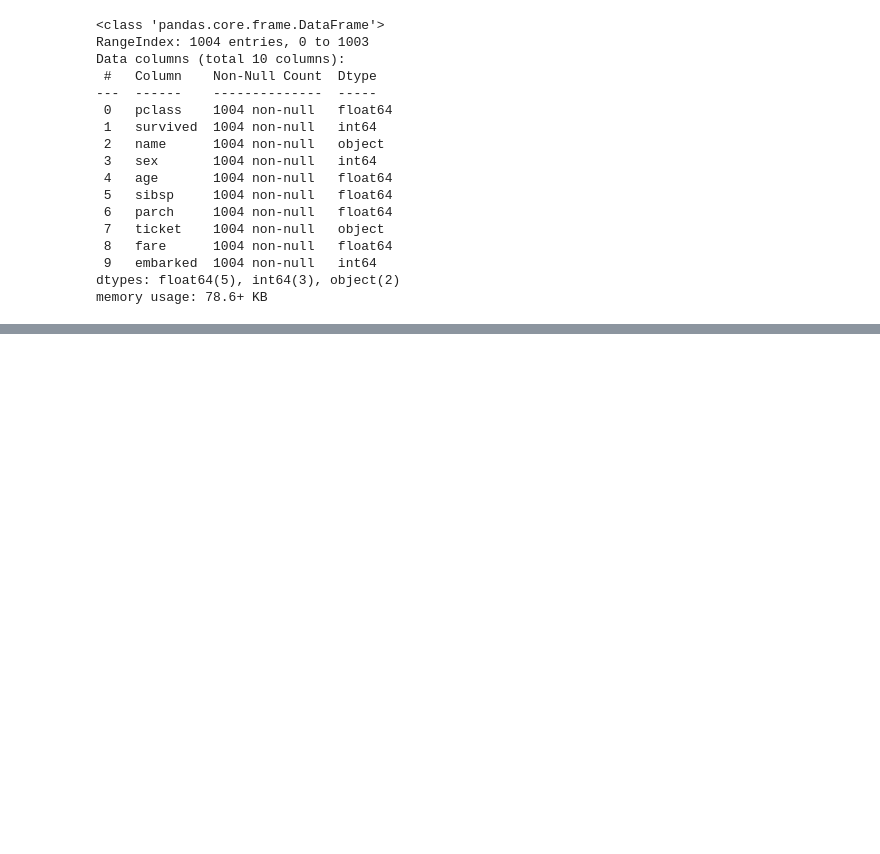
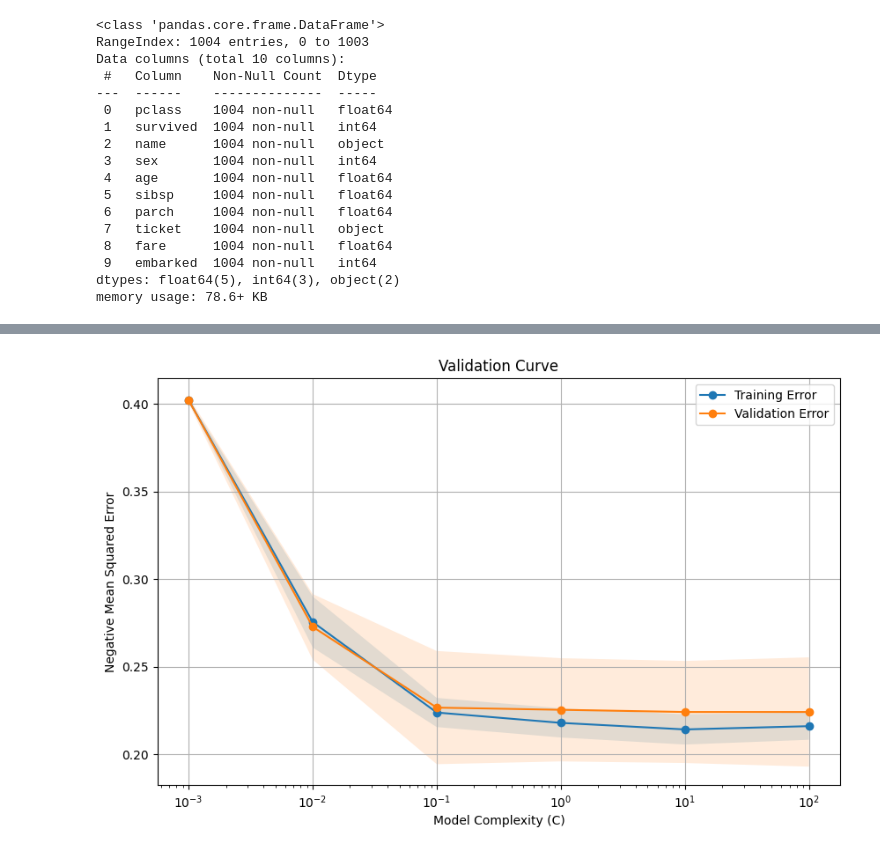
Before and after one commit to yunuxemre/Data-Mining-Example, a Jupyter notebook: TitanikVeriAnaliziV2.ipynb, the cells around one changed output, grey strips where cells are left out. Saved outputs shown, nothing was run; the diff lists cells and outputs as text; code cells hidden in the pictures; blank space fills up the shorter version.

```diff
--- a/TitanikVeriAnaliziV2.ipynb
+++ b/TitanikVeriAnaliziV2.ipynb
@@ -643,0 +627,52 @@ print(eval/len(X_unsupervised)*100)
+# %%
+from sklearn.model_selection import validation_curve
+
+# Assuming 'titanic' is your DataFrame containing the data
+
+# Drop non-numeric columns and target variable
+X_unsupervised = titanic.drop(['name', 'ticket', 'survived'], axis=1)
+y = titanic['survived']
+
+# Encode categorical variables if needed (you may need to handle this based on your data)
+
+# Split the data into train and test sets
+X_train, X_test, y_train, y_test = train_test_split(X_unsupervised, y, test_size=0.2, random_state=42)
+
+# Scale the features
+scaler = MinMaxScaler()
+X_train_scaled = scaler.fit_transform(X_train)
+X_test_scaled = scaler.transform(X_test)
+
+# Build a logistic regression model
+model = LogisticRegression()
+
+# Define the range of values for the hyperparameter (e.g., C, which controls regularization)
+param_range = [0.001, 0.01, 0.1, 1, 10, 100]
+
+# Create validation curve
+train_scores, test_scores = validation_curve(
+    model, X_train_scaled, y_train, param_name='C', param_range=param_range,
+    scoring='neg_mean_squared_error', cv=5
+)
+
+# Calculate mean and standard deviation of training and test scores
+train_mean = -np.mean(train_scores, axis=1)
+train_std = np.std(train_scores, axis=1)
+test_mean = -np.mean(test_scores, axis=1)
+test_std = np.std(test_scores, axis=1)
+
+# Plot validation curve
+plt.figure(figsize=(10, 6))
+plt.semilogx(param_range, train_mean, label='Training Error', marker='o')
+plt.fill_between(param_range, train_mean - train_std, train_mean + train_std, alpha=0.15)
+plt.semilogx(param_range, test_mean, label='Validation Error', marker='o')
+plt.fill_between(param_range, test_mean - test_std, test_mean + test_std, alpha=0.15)
+
+plt.title('Validation Curve')
+plt.xlabel('Model Complexity (C)')
+plt.ylabel('Negative Mean Squared Error')
+plt.legend(loc='best')
+plt.grid(True)
+plt.show()
+# %% [output]
+[figure, added]
```
Also changed, not shown: parts of 10 cells of this notebook.
